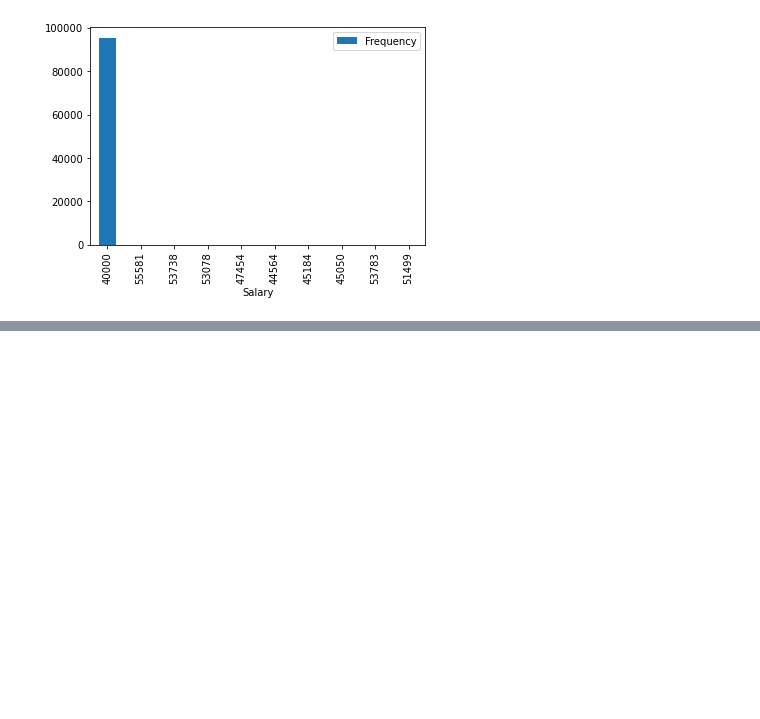
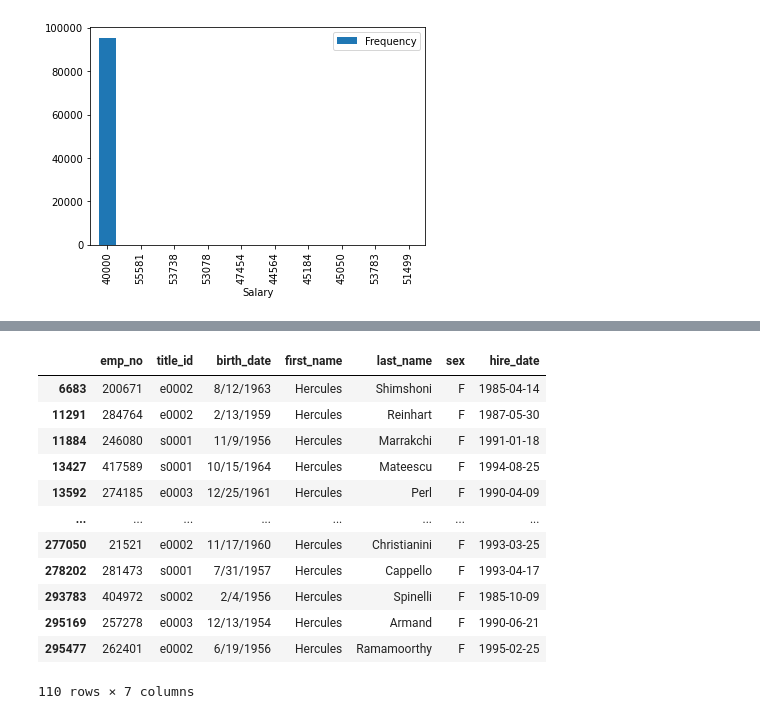
Before and after one commit to cmagnotta/sql-challenge, a Jupyter notebook: EmployeeSQL/pewlett_hackard.ipynb, the cells around one changed output, grey strips where cells are left out. Saved outputs shown, nothing was run; the diff lists cells and outputs as text; code cells hidden in the pictures; blank space fills up the shorter version.

```diff
--- a/EmployeeSQL/pewlett_hackard.ipynb
+++ b/EmployeeSQL/pewlett_hackard.ipynb
@@ -142,0 +160,18 @@ def doQuery(titles): # READ
+# %%
+herculesFem = hercules[hercules['sex'].str.contains('F')]
+# %%
+herculesFem
+# %% [output]
+|  | emp_no | title_id | birth_date | first_name | last_name | sex | hire_date |
+| 6683 | 200671 | e0002 | 8/12/1963 | Hercules | Shimshoni | F | 1985-04-14 |
+| 11291 | 284764 | e0002 | 2/13/1959 | Hercules | Reinhart | F | 1987-05-30 |
+| 11884 | 246080 | s0001 | 11/9/1956 | Hercules | Marrakchi | F | 1991-01-18 |
+| 13427 | 417589 | s0001 | 10/15/1964 | Hercules | Mateescu | F | 1994-08-25 |
+| 13592 | 274185 | e0003 | 12/25/1961 | Hercules | Perl | F | 1990-04-09 |
+| ... | ... | ... | ... | ... | ... | ... | ... |
+| 277050 | 21521 | e0002 | 11/17/1960 | Hercules | Christianini | F | 1993-03-25 |
+| 278202 | 281473 | s0001 | 7/31/1957 | Hercules | Cappello | F | 1993-04-17 |
+| 293783 | 404972 | s0002 | 2/4/1956 | Hercules | Spinelli | F | 1985-10-09 |
+| 295169 | 257278 | e0003 | 12/13/1954 | Hercules | Armand | F | 1990-06-21 |
+| 295477 | 262401 | e0002 | 6/19/1956 | Hercules | Ramamoorthy | F | 1995-02-25 |
+110 rows × 7 columns
```
Also changed, not shown: parts of 28 cells of this notebook.
